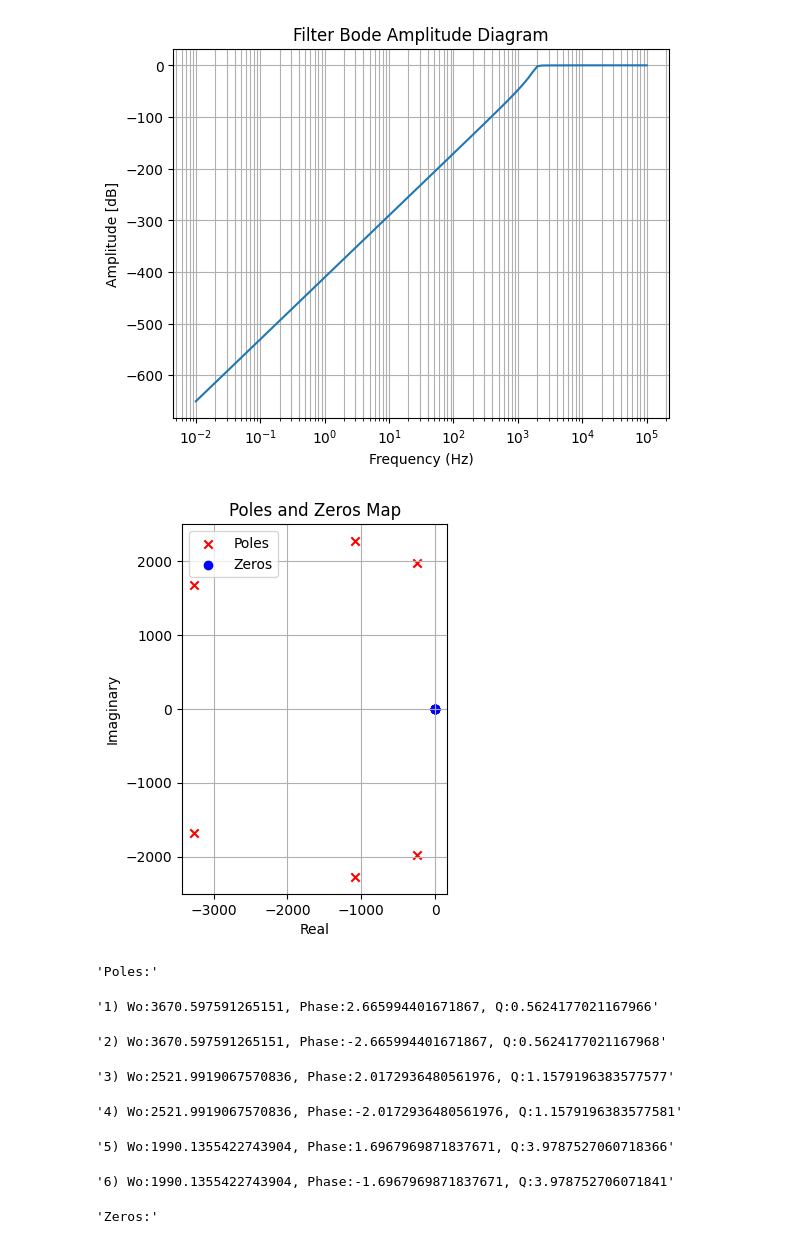
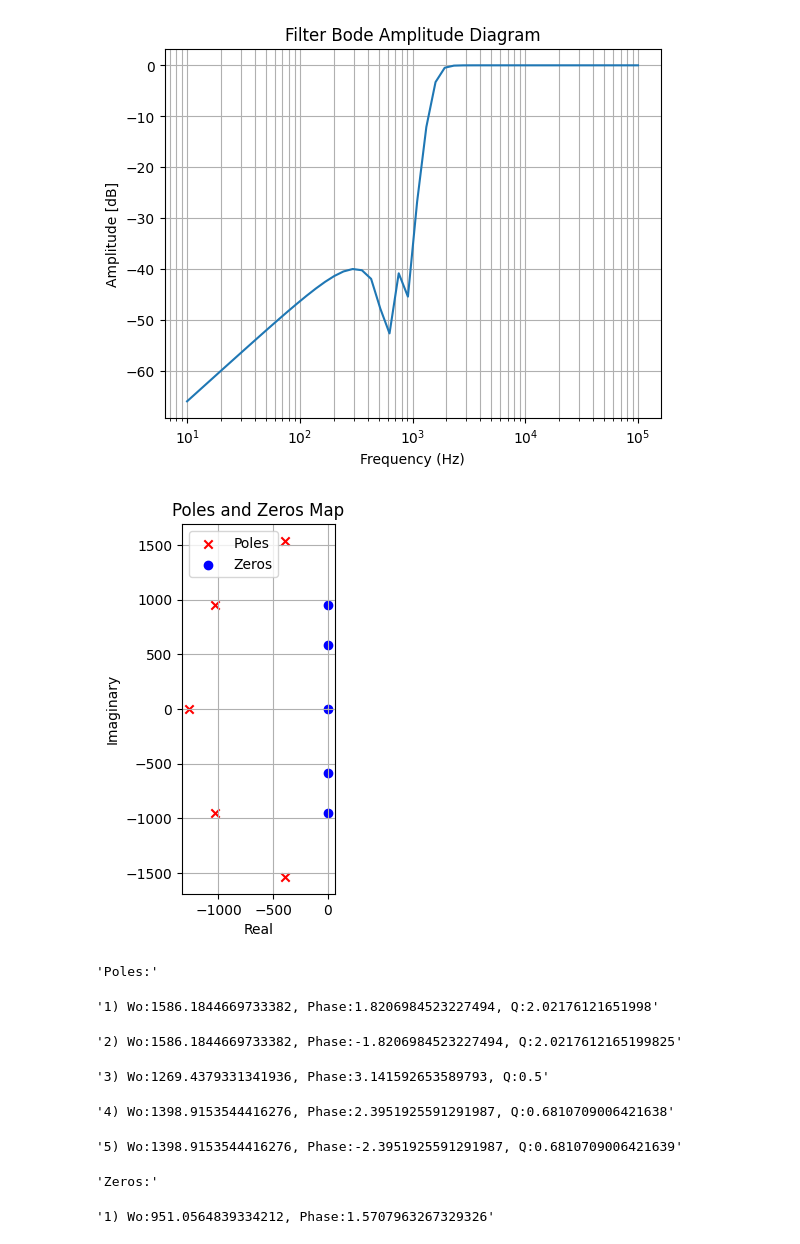
Before and after one commit to Torino1564/Filter-Wizard, a Jupyter notebook: HighPass.ipynb, the cells around one changed output. Cells and saved outputs as stored; diff of their text form; code cells hidden in the pictures.

```diff
--- a/HighPass.ipynb
+++ b/HighPass.ipynb
@@ -1,25 +1,25 @@
 # %%
 import utils as utl
 import hp_template as hp
 
 Gp = 0.8
 Ga = 0.01
 wp = 2000
 wa = 1000
 
 hp_template = hp.HPTemplate(Gp, Ga, wp, wa)
-hp_template.set_approximation_function(hp.tmp.ApproximationFunction.OL)
+hp_template.set_approximation_function(hp.tmp.ApproximationFunction.Ch2)
 hp_template.generate_final_tf()
-utl.print_bode(hp_template.final_function)
+utl.print_bode(hp_template.final_function, 1,5)
 utl.print_pzm(hp_template.final_function)
 # %% [output]
-[figure, old version]
+[figure, new version]
-[figure, old version]
+[figure, new version]
 'Poles:'
-'1) Wo:3670.597591265151, Phase:2.665994401671867, Q:0.5624177021167966'
+'1) Wo:1586.1844669733382, Phase:1.8206984523227494, Q:2.02176121651998'
-'2) Wo:3670.597591265151, Phase:-2.665994401671867, Q:0.5624177021167968'
+'2) Wo:1586.1844669733382, Phase:-1.8206984523227494, Q:2.0217612165199825'
-'3) Wo:2521.9919067570836, Phase:2.0172936480561976, Q:1.1579196383577577'
+'3) Wo:1269.4379331341936, Phase:3.141592653589793, Q:0.5'
-'4) Wo:2521.9919067570836, Phase:-2.0172936480561976, Q:1.1579196383577581'
+'4) Wo:1398.9153544416276, Phase:2.3951925591291987, Q:0.6810709006421638'
-'5) Wo:1990.1355422743904, Phase:1.6967969871837671, Q:3.9787527060718366'
+'5) Wo:1398.9153544416276, Phase:-2.3951925591291987, Q:0.6810709006421639'
-'6) Wo:1990.1355422743904, Phase:-1.6967969871837671, Q:3.978752706071841'
+'Zeros:'
-'Zeros:'
+'1) Wo:951.0564839334212, Phase:1.5707963267329326'
```
Also changed, not shown: parts of 1 cell of this notebook, 5 other files.
